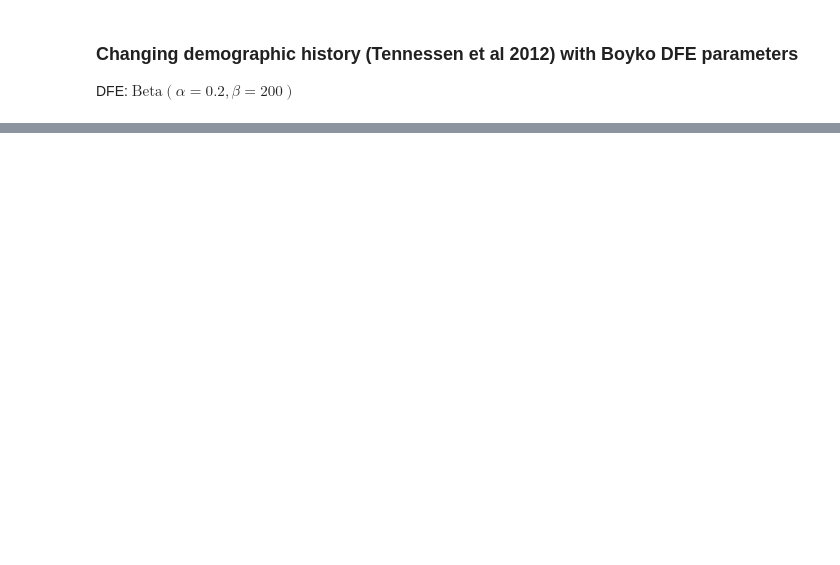
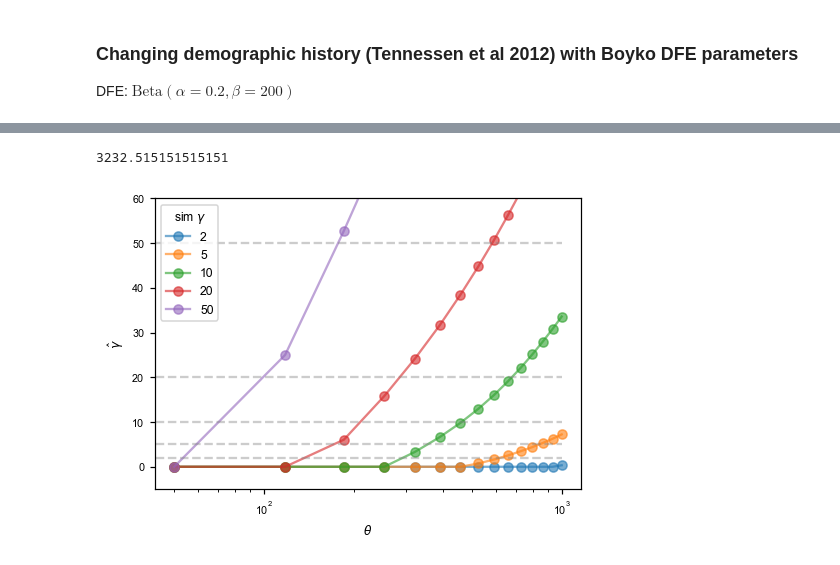
Before and after one commit to VivaswatS/selCoefEst, a Jupyter notebook: changingpopsizesims.ipynb, the cells around one changed output, grey strips where cells are left out. Cells and saved outputs as stored; diff of their text form; code cells hidden in the pictures; blank space fills up the shorter version.

```diff
--- a/changingpopsizesims.ipynb
+++ b/changingpopsizesims.ipynb
@@ -733,0 +823,17 @@ for n in range(nsims):
+# %%
+# np.linspace(2,10000,50,dtype=int)
+# 10**sp.optimize.minimize_scalar(get_ll_freqageconstant,args=({'sms':SMS[:2,],'theta':166,'N':10000,'p_misid':0,'gens':SMS.nonzero()[0][-1]+10},250),tol=1e-2,bracket=(-2,3)).x
+np.linspace(1,4000,100)[80]
+## relationship between estimated theta and gamma (across various simulated gamma values)
+# thetas = np.linspace(50,1000,15)
+# gamest = np.zeros((5,len(thetas)))
+# for it, t in enumerate(thetas):
+#     gamest[4,it] = 10**sp.optimize.minimize_scalar(get_ll_freqageconstant,args=({'sms':SMS,'theta':t,'N':10000,'p_misid':0,'gens':SMS.nonzero()[0][-1]+10},250)).x
+# %% [output]
+3232.515151515151
+# %%
+# gamest
+lo = plt.plot(thetas,gamest.T,'-o',alpha=0.6); plt.xlabel(r'$\theta$'); plt.ylabel(r'$\hat \gamma$'); plt.semilogx(); plt.ylim((-5,60))
+plt.legend(iter(lo),[2,5,10,20,50],title=r'sim $\gamma$'); plt.hlines([2,5,10,20,50],0,1000,color='grey',ls='--',alpha=0.4);
+# %% [output]
+[figure, added]
```
Also changed, not shown: parts of 95 cells of this notebook, 2 other files.
